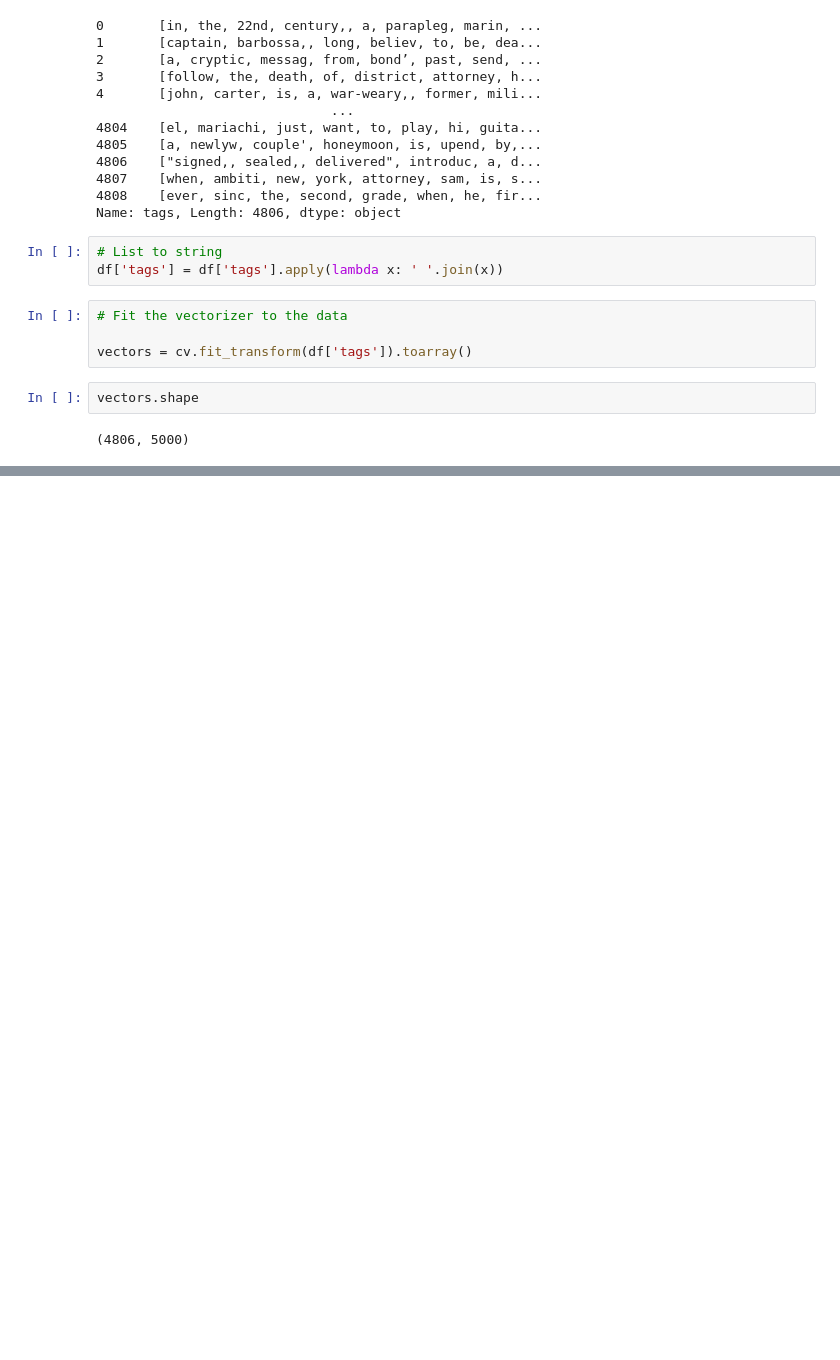
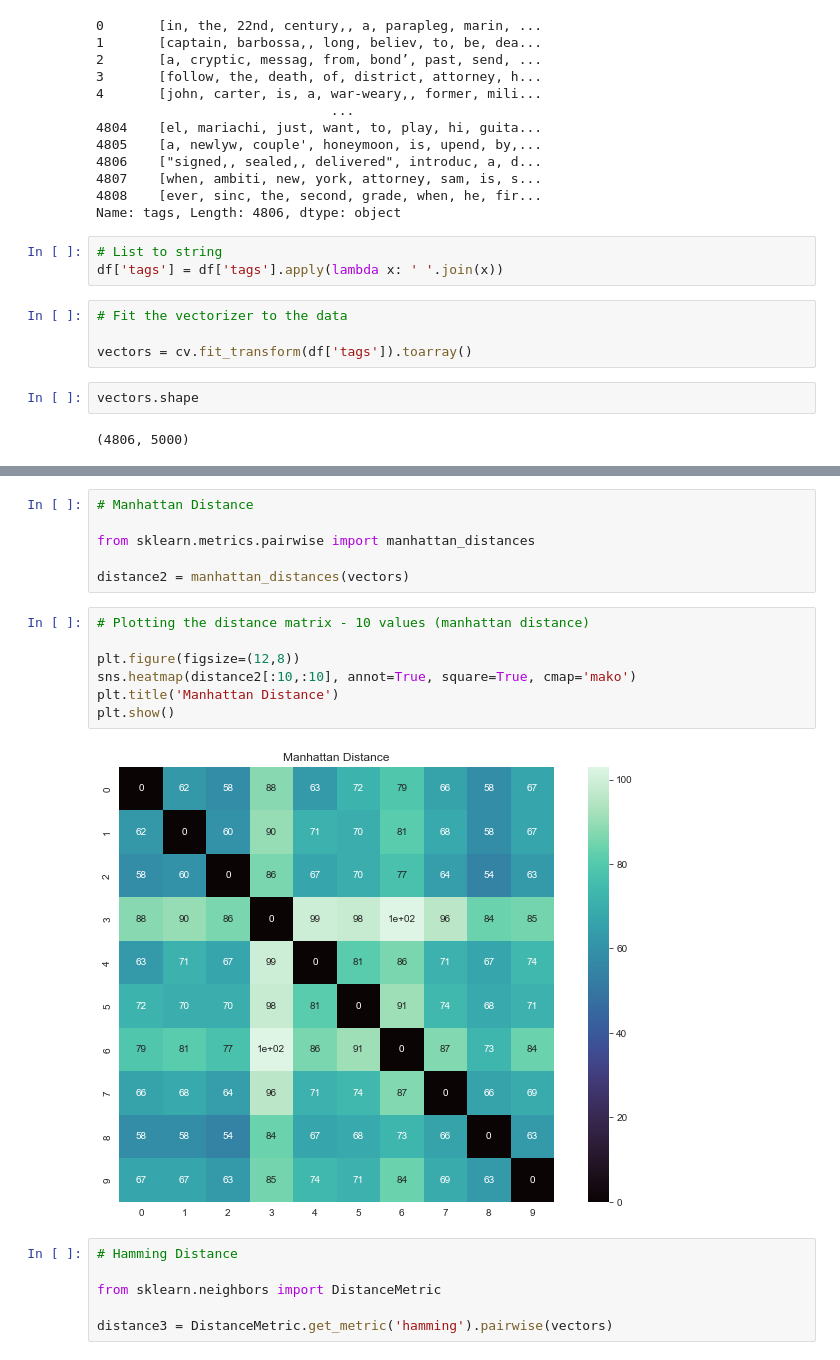
Before and after one commit to Amar1709/ShowBox_MRS, a Jupyter notebook: MRS.ipynb, the cells around one changed output, grey strips where cells are left out. Cells and saved outputs as stored; diff of their text form; blank space fills up the shorter version.

```diff
--- a/MRS.ipynb
+++ b/MRS.ipynb
@@ -299,0 +356,21 @@ similarity = cosine_similarity(vectors)
+# %%
+# Manhattan Distance
+
+from sklearn.metrics.pairwise import manhattan_distances
+
+distance2 = manhattan_distances(vectors)
+# %%
+# Plotting the distance matrix - 10 values (manhattan distance)
+
+plt.figure(figsize=(12,8))
+sns.heatmap(distance2[:10,:10], annot=True, square=True, cmap='mako')
+plt.title('Manhattan Distance')
+plt.show()
+# %% [output]
+[figure, added]
+# %%
+# Hamming Distance
+
+from sklearn.neighbors import DistanceMetric
+
+distance3 = DistanceMetric.get_metric('hamming').pairwise(vectors)
```
Also changed, not shown: parts of 18 cells of this notebook.
